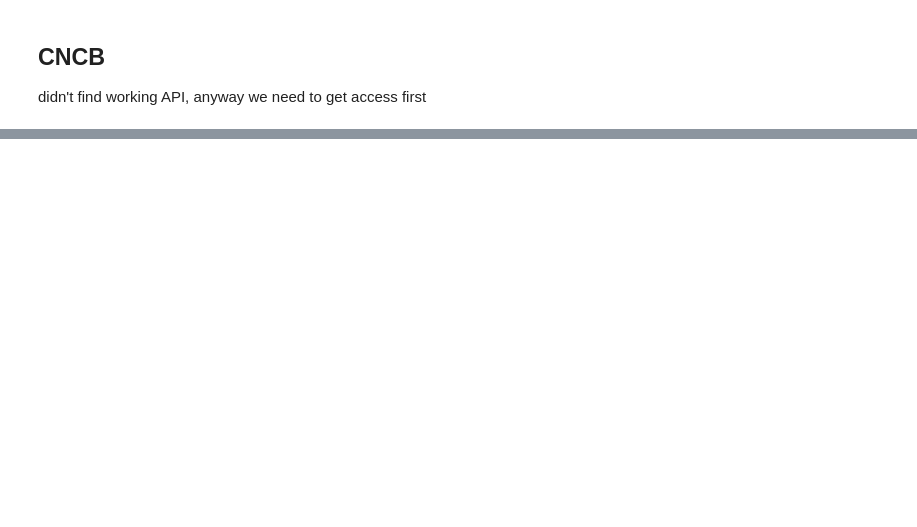
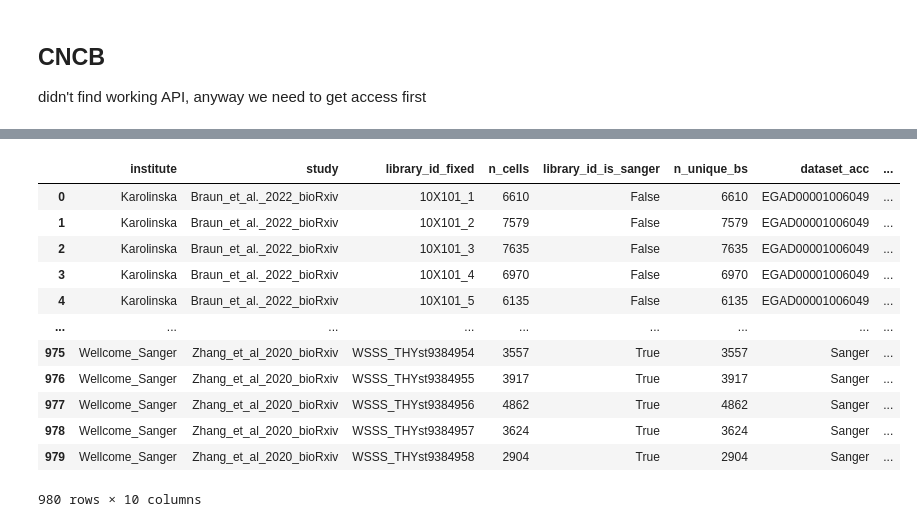
Before and after one commit to cellgeni/hdca_v2_reprocessing, a Jupyter notebook: 01_collect_sample_metadata.ipynb, the cells around one changed output, grey strips where cells are left out. Cells and saved outputs as stored; diff of their text form; code cells hidden in the pictures; blank space fills up the shorter version.

```diff
--- a/01_collect_sample_metadata.ipynb
+++ b/01_collect_sample_metadata.ipynb
@@ -114,0 +334,4 @@ The goal is to get list of samples with minimal info:
+# %%
+# CITE, do not need it
+pd.set_option('display.max_rows', 20)
+geo.loc[geo['molecule_ch1']=='other','title']
@@ -114,0 +522,18 @@ The goal is to get list of samples with minimal info:
+# %%
+# samples from HDCA v1
+samples_v1 = pd.read_csv('libraries_v1.csv')
+samples_v1
+# %% [output]
+|  | institute | study | library_id_fixed | n_cells | library_id_is_sanger | n_unique_bs | dataset_acc | ... |
+| 0 | Karolinska | Braun_et_al._2022_bioRxiv | 10X101_1 | 6610 | False | 6610 | EGAD00001006049 | ... |
+| 1 | Karolinska | Braun_et_al._2022_bioRxiv | 10X101_2 | 7579 | False | 7579 | EGAD00001006049 | ... |
+| 2 | Karolinska | Braun_et_al._2022_bioRxiv | 10X101_3 | 7635 | False | 7635 | EGAD00001006049 | ... |
+| 3 | Karolinska | Braun_et_al._2022_bioRxiv | 10X101_4 | 6970 | False | 6970 | EGAD00001006049 | ... |
+| 4 | Karolinska | Braun_et_al._2022_bioRxiv | 10X101_5 | 6135 | False | 6135 | EGAD00001006049 | ... |
+| ... | ... | ... | ... | ... | ... | ... | ... | ... |
+| 975 | Wellcome_Sanger | Zhang_et_al_2020_bioRxiv | WSSS_THYst9384954 | 3557 | True | 3557 | Sanger | ... |
+| 976 | Wellcome_Sanger | Zhang_et_al_2020_bioRxiv | WSSS_THYst9384955 | 3917 | True | 3917 | Sanger | ... |
+| 977 | Wellcome_Sanger | Zhang_et_al_2020_bioRxiv | WSSS_THYst9384956 | 4862 | True | 4862 | Sanger | ... |
+| 978 | Wellcome_Sanger | Zhang_et_al_2020_bioRxiv | WSSS_THYst9384957 | 3624 | True | 3624 | Sanger | ... |
+| 979 | Wellcome_Sanger | Zhang_et_al_2020_bioRxiv | WSSS_THYst9384958 | 2904 | True | 2904 | Sanger | ... |
+980 rows × 10 columns
```
Also changed, not shown: parts of 68 cells of this notebook, 9 other files.
